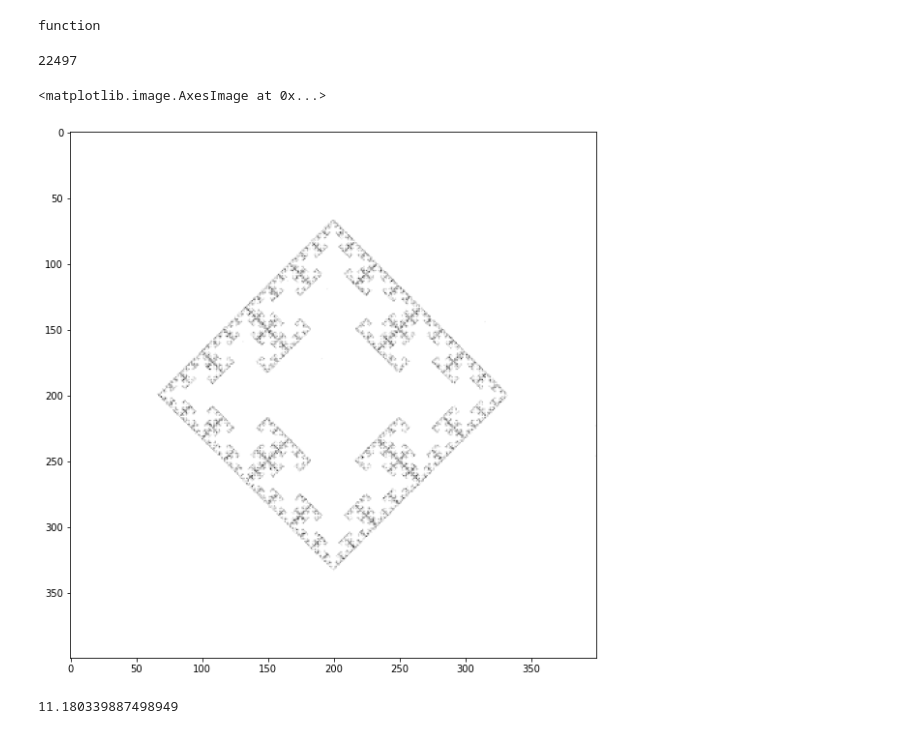
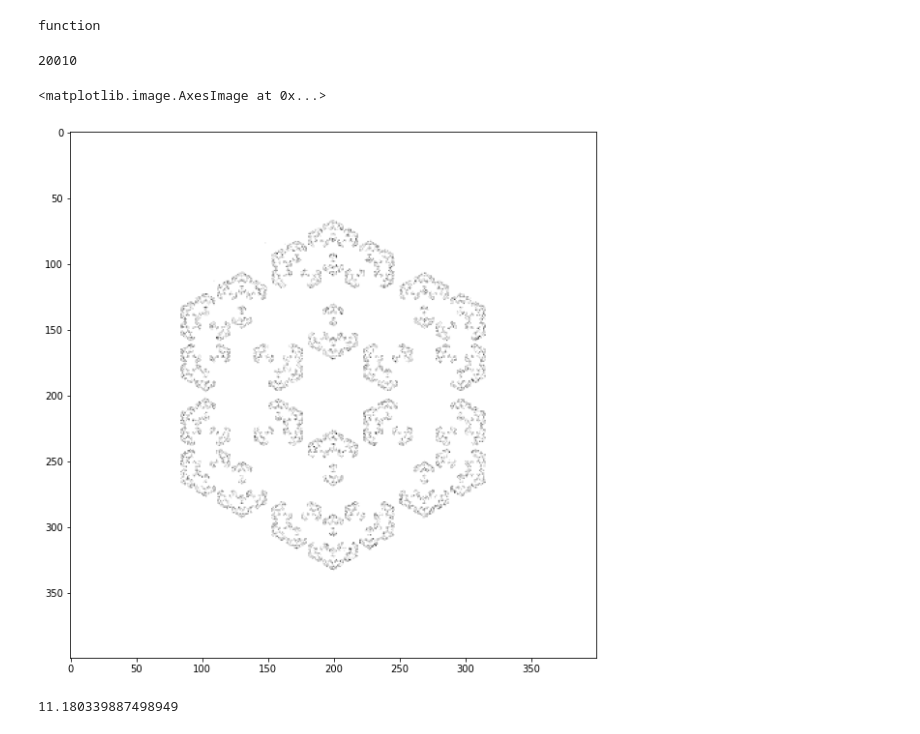
Before and after one commit to generic-github-user/fractals, a Jupyter notebook: fractals.ipynb, the cells around one changed output. Saved outputs shown, nothing was run; the diff lists cells and outputs as text; code cells hidden in the pictures.

Commit message:
add "jump" distance parameter
float from 0 to 1; gives weights for interpolation of current position and chosen vertex

```diff
--- a/fractals.ipynb
+++ b/fractals.ipynb
@@ -122,7 +122,7 @@ class ChaosGame:
         d = abs(a - b)
         return min(d, self.n-d)
 
-    def generate(self, x=10, rule=None):
+    def generate(self, x=10, y=0.6, rule=None):
         p = np.random.uniform(-5, 5, self.shape.center.pos.shape)
 #         if rule:
 #             self.vertices = [-1] * abs(min(rule))
@@ -139,37 +139,37 @@ class ChaosGame:
                 rule_eval = False
 
             if rule_eval:
-                p = np.average([p, self.shape.v[v].pos], axis=0)
+                p = np.average([p, self.shape.v[v].pos], axis=0, weights=[1-y, y])
                 self.compute += 1
                 self.points.append(p)
                 self.vertices.append(v)
         return self
 
     def render(self, r=100, coloring=''):
         canvas = np.zeros([r, r])
         points_array = np.interp(np.array(self.points), [-1.5, 1.5], [0, r])
         points_array = points_array.astype(int).clip(0, r-1)
         for i, p in enumerate(points_array):
             if coloring == 'index':
                 c = i
             elif coloring == 'vertex':
                 c = self.vertices[i]
             else:
                 c = 0.01
             canvas[tuple(p.round())] += c
         return np.flip(canvas.T)
 
-g = ChaosGame(4).generate(30000, lambda x, f: f(x[-1], x[-2]) != 2)
+g = ChaosGame(6).generate(x=30000, y=0.6, rule=lambda x, f: f(x[-1], x[-2]) != 2)
 print(g.compute)
 plt.figure(figsize=(10, 10))
 plt.imshow(g.render(400), cmap='binary')
 # g.points
 # TODO: rule for "point cannot be opposite of another"
 # TODO: reverse evaluation
 # %% [output]
-22497
+20010
 <matplotlib.image.AxesImage at 0x...>
-[figure, old version]
+[figure, new version]
 # %%
 # TODO: prior selected point weights
 # %%
```
